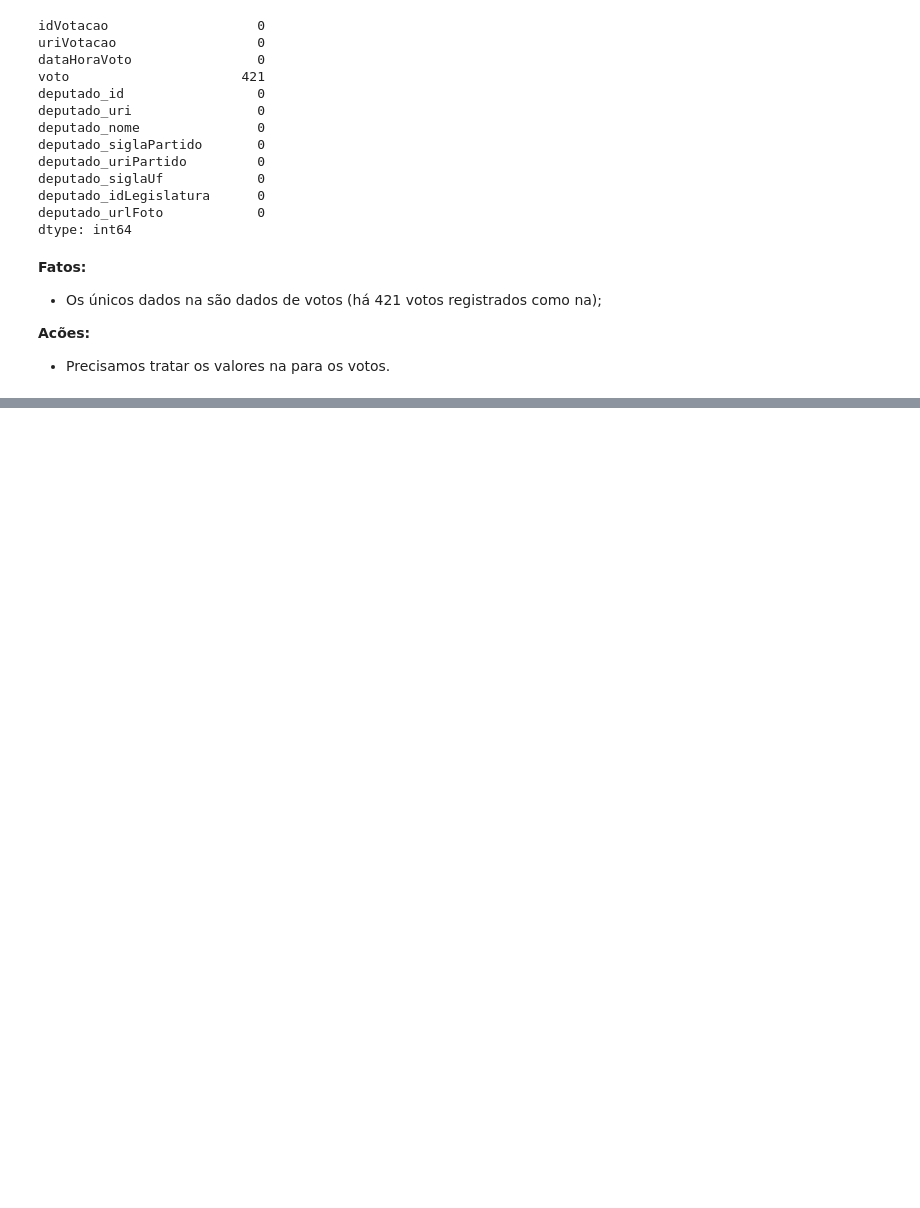
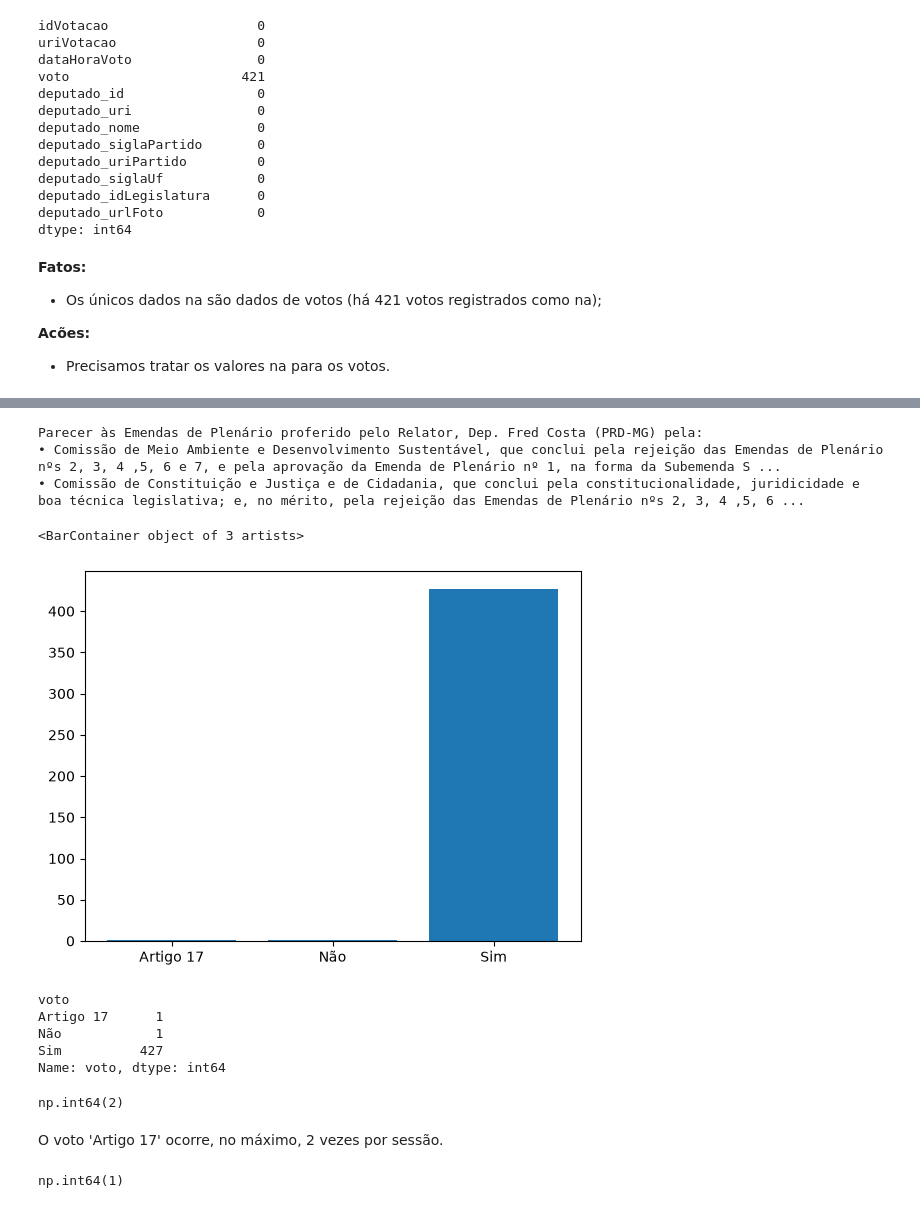
Before and after one commit to brucelucien/2026-02-ppgi-ia-trabalho-final, a Jupyter notebook: codigo/etapa_02_entendimento_dos_dados.ipynb, the cells around one changed output, grey strips where cells are left out. Drawn from its saved outputs; the diff is of its cells as text; code cells hidden in the pictures; blank space fills up the shorter version.

```diff
--- a/codigo/etapa_02_entendimento_dos_dados.ipynb
+++ b/codigo/etapa_02_entendimento_dos_dados.ipynb
@@ -159,0 +277,31 @@ dtype: int64
+# %%
+print(votacao_exemplo["ultimaApresentacaoProposicao_descricao"].values[0])
+# %% [output]
+Parecer às Emendas de Plenário proferido pelo Relator, Dep. Fred Costa (PRD-MG) pela:
+• Comissão de Meio Ambiente e Desenvolvimento Sustentável, que conclui pela rejeição das Emendas de Plenário nºs 2, 3, 4 ,5, 6 e 7, e pela aprovação da Emenda de Plenário nº 1, na forma da Subemenda S ...
+• Comissão de Constituição e Justiça e de Cidadania, que conclui pela constitucionalidade, juridicidade e boa técnica legislativa; e, no mérito, pela rejeição das Emendas de Plenário nºs 2, 3, 4 ,5, 6 ...
+# %%
+votacao_qualquer = df_votos[df_votos["idVotacao"] == VOTACAO_EXEMPLO_ID].groupby("voto")
+# %%
+plt.bar(votacao_qualquer["voto"].count().index, votacao_qualquer["voto"].count())
+# %% [output]
+<BarContainer object of 3 artists>
+[figure, added]
+# %%
+votacao_qualquer["voto"].count()
+# %% [output]
+voto
+Artigo 17      1
+Não            1
+Sim          427
+Name: voto, dtype: int64
+# %%
+df_votos[df_votos["voto"] == "Artigo 17"]["idVotacao"].value_counts().max()
+# %% [output]
+np.int64(2)
+# %% [markdown]
+O voto 'Artigo 17' ocorre, no máximo, 2 vezes por sessão.
+# %%
+df_votos[df_votos["voto"] == "Artigo 17"]["idVotacao"].value_counts().min()
+# %% [output]
+np.int64(1)
```
Also changed, not shown: parts of 33 cells of this notebook, 3 other files.
